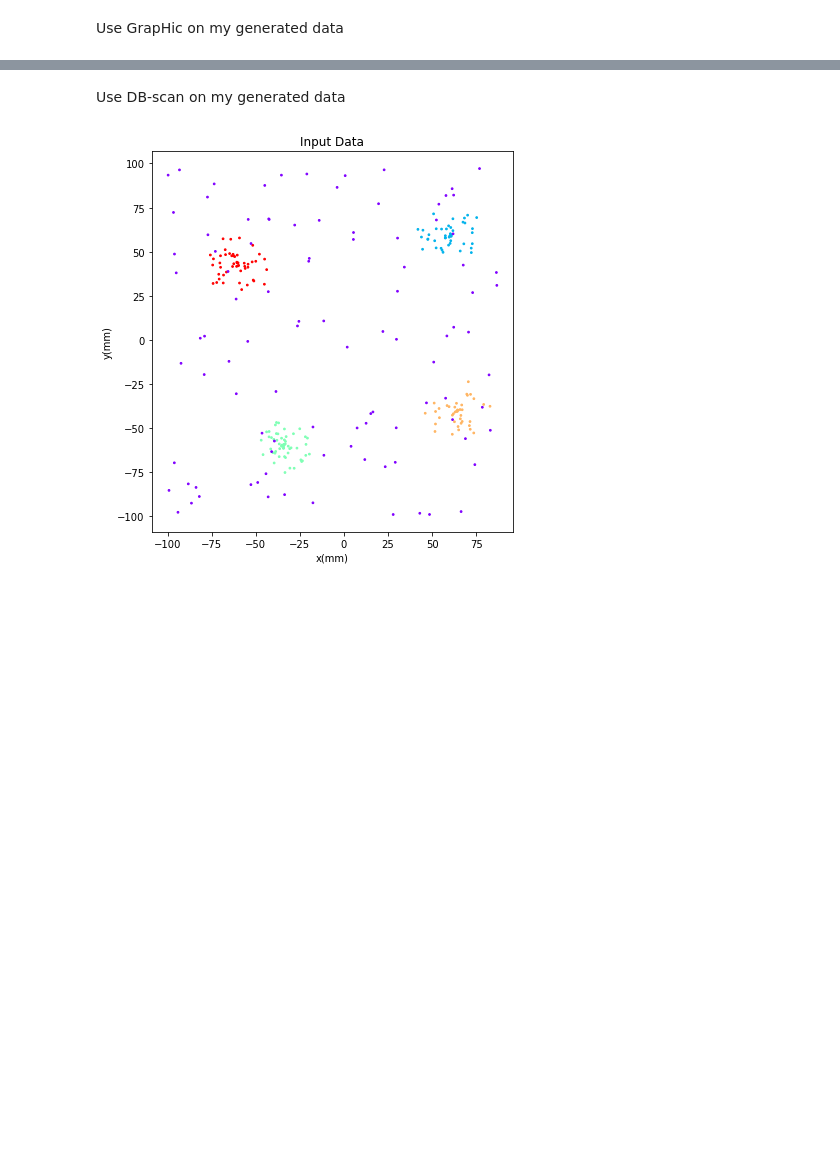
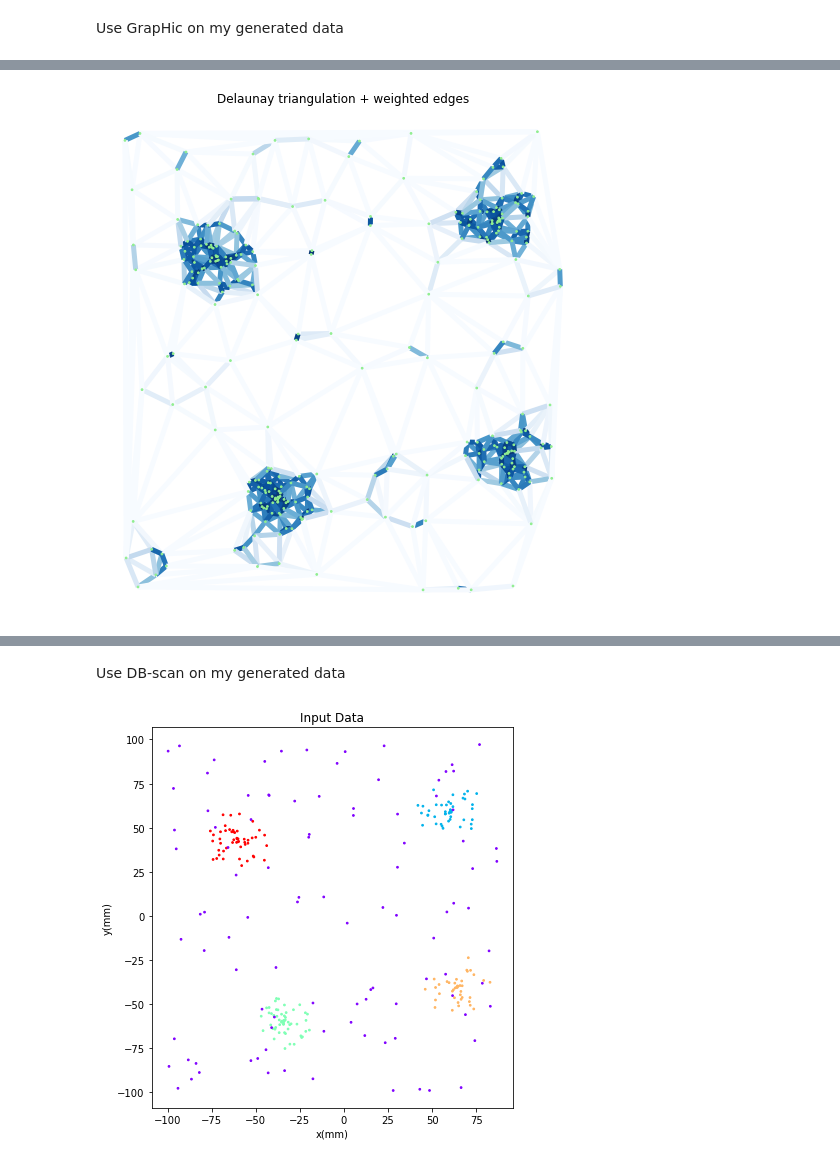
Before and after one commit to ElianaRenzo/pdm, a Jupyter notebook: Codes_exercices/my_toy_example.ipynb, the cells around one changed output, grey strips where cells are left out. Cells and saved outputs as stored; diff of their text form; code cells hidden in the pictures; blank space fills up the shorter version.

```diff
--- a/Codes_exercices/my_toy_example.ipynb
+++ b/Codes_exercices/my_toy_example.ipynb
@@ -95,0 +137,4 @@ plot_clusters_with_graph(G1, P1[not_noise_points1], labels1_fid[not_noise_points
+# %%
+plot_the_graph(G0, P1, 'Delaunay triangulation + weighted edges', 3)
+# %% [output]
+[figure, added]
```
Also changed, not shown: parts of 11 cells of this notebook, 1 other file.
